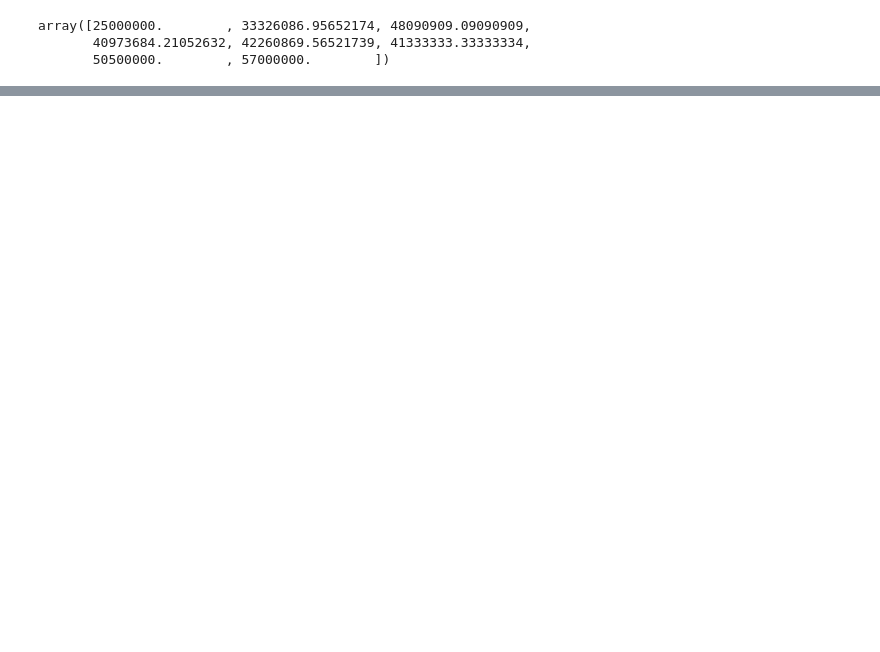
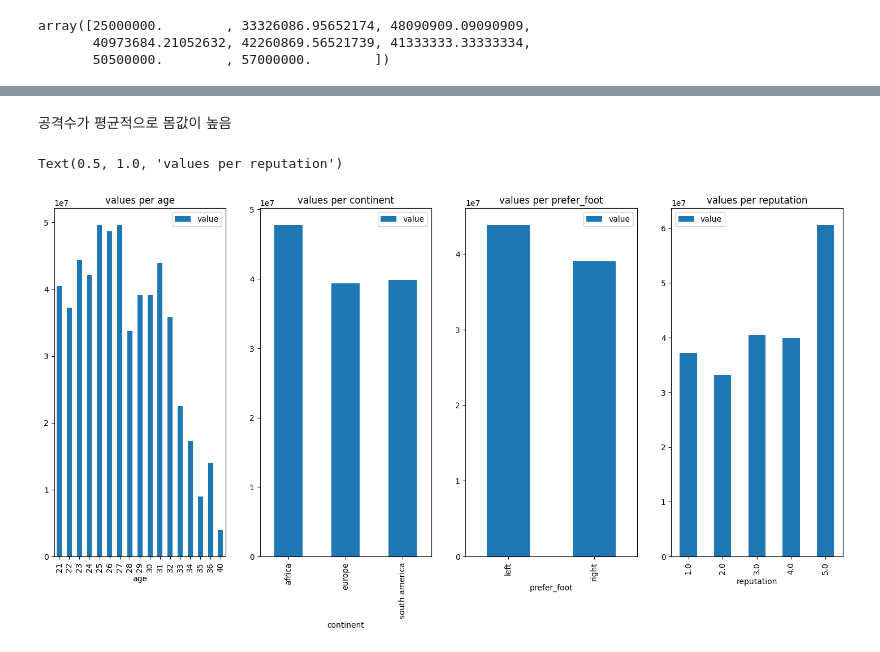
Before and after one commit to sty0507/dacon, a Jupyter notebook: football/index.ipynb, the cells around one changed output, grey strips where cells are left out. Saved outputs shown, nothing was run; the diff lists cells and outputs as text; code cells hidden in the pictures; blank space fills up the shorter version.

```diff
--- a/football/index.ipynb
+++ b/football/index.ipynb
@@ -129,0 +143,15 @@ top100.groupby('contract_until').count()
+# %% [markdown]
+공격수가 평균적으로 몸값이 높음
+# %%
+f, ax = plt.subplots(1,4, figsize=(18,8))
+top100[['age', 'value']].groupby(['age'], as_index=True).mean().sort_values(by='age', ascending=True).plot.bar(ax=ax[0])
+ax[0].set_title('values per age')
+top100[['continent', 'value']].groupby(['continent'], as_index=True).mean().plot.bar(ax=ax[1])
+ax[1].set_title('values per continent')
+top100[['prefer_foot', 'value']].groupby(['prefer_foot'], as_index=True).mean().plot.bar(ax=ax[2])
+ax[2].set_title('values per prefer_foot')
+top100[['reputation', 'value']].groupby(['reputation'], as_index=True).mean().plot.bar(ax=ax[3])
+ax[3].set_title('values per reputation')
+# %% [output]
+Text(0.5, 1.0, 'values per reputation')
+[figure, added]
```
Also changed, not shown: parts of 21 cells of this notebook, 2 other files.
